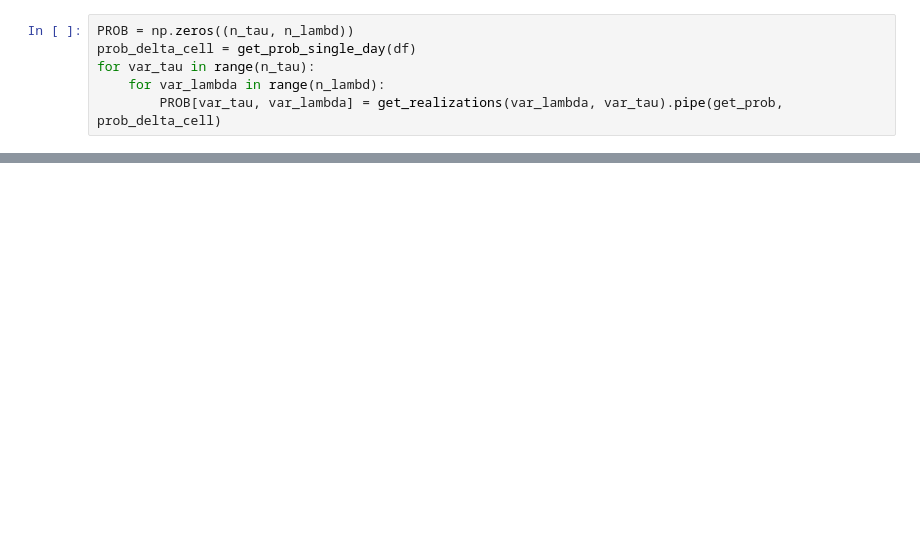
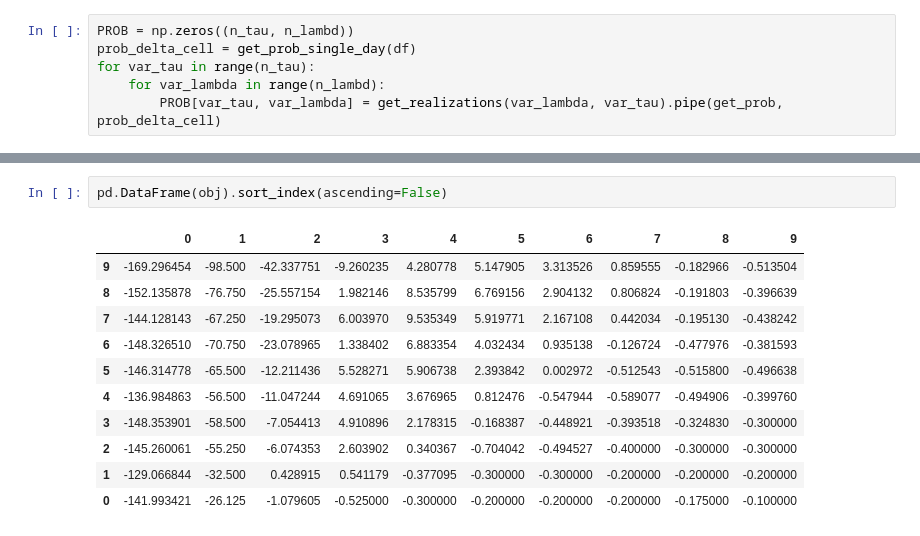
Before and after one commit to datasci-info/stock_path_tracker, a Jupyter notebook: analysis.ipynb, the cells around one changed output, grey strips where cells are left out. Drawn from its saved outputs; the diff is of its cells as text; blank space fills up the shorter version.

```diff
--- a/analysis.ipynb
+++ b/analysis.ipynb
@@ -528,0 +245,14 @@ Exception: Cannot evaluate the truth value of a constraint or chain constraints,
+# %%
+pd.DataFrame(obj).sort_index(ascending=False)
+# %% [output]
+|  | 0 | 1 | 2 | 3 | 4 | 5 | 6 | 7 | 8 | 9 |
+| 9 | -169.296454 | -98.500 | -42.337751 | -9.260235 | 4.280778 | 5.147905 | 3.313526 | 0.859555 | -0.182966 | -0.513504 |
+| 8 | -152.135878 | -76.750 | -25.557154 | 1.982146 | 8.535799 | 6.769156 | 2.904132 | 0.806824 | -0.191803 | -0.396639 |
+| 7 | -144.128143 | -67.250 | -19.295073 | 6.003970 | 9.535349 | 5.919771 | 2.167108 | 0.442034 | -0.195130 | -0.438242 |
+| 6 | -148.326510 | -70.750 | -23.078965 | 1.338402 | 6.883354 | 4.032434 | 0.935138 | -0.126724 | -0.477976 | -0.381593 |
+| 5 | -146.314778 | -65.500 | -12.211436 | 5.528271 | 5.906738 | 2.393842 | 0.002972 | -0.512543 | -0.515800 | -0.496638 |
+| 4 | -136.984863 | -56.500 | -11.047244 | 4.691065 | 3.676965 | 0.812476 | -0.547944 | -0.589077 | -0.494906 | -0.399760 |
+| 3 | -148.353901 | -58.500 | -7.054413 | 4.910896 | 2.178315 | -0.168387 | -0.448921 | -0.393518 | -0.324830 | -0.300000 |
+| 2 | -145.260061 | -55.250 | -6.074353 | 2.603902 | 0.340367 | -0.704042 | -0.494527 | -0.400000 | -0.300000 | -0.300000 |
+| 1 | -129.066844 | -32.500 | 0.428915 | 0.541179 | -0.377095 | -0.300000 | -0.300000 | -0.200000 | -0.200000 | -0.200000 |
+| 0 | -141.993421 | -26.125 | -1.079605 | -0.525000 | -0.300000 | -0.200000 | -0.200000 | -0.200000 | -0.175000 | -0.100000 |
```
Also changed, not shown: parts of 47 cells of this notebook, 2 other files.
